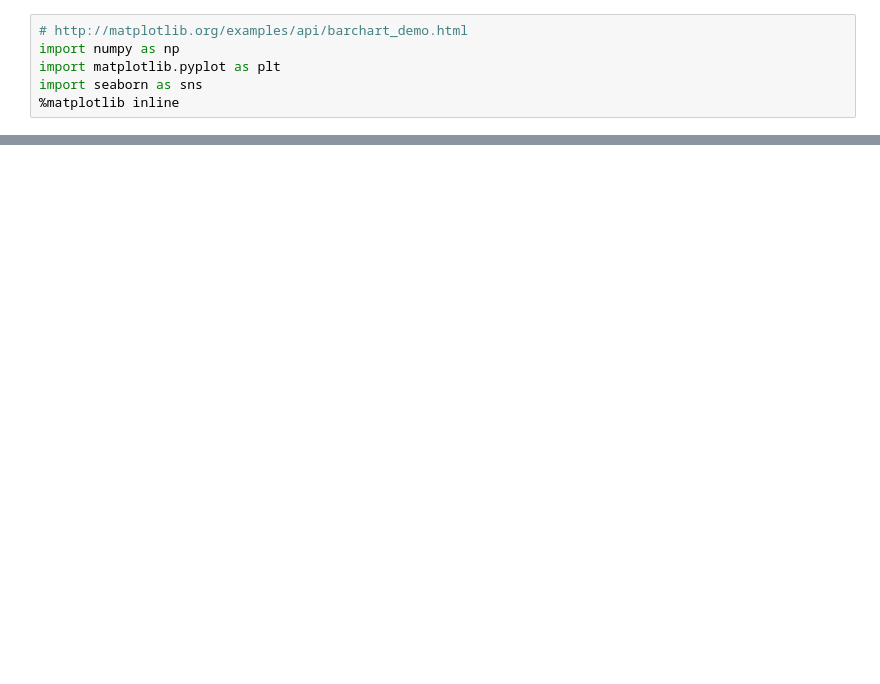
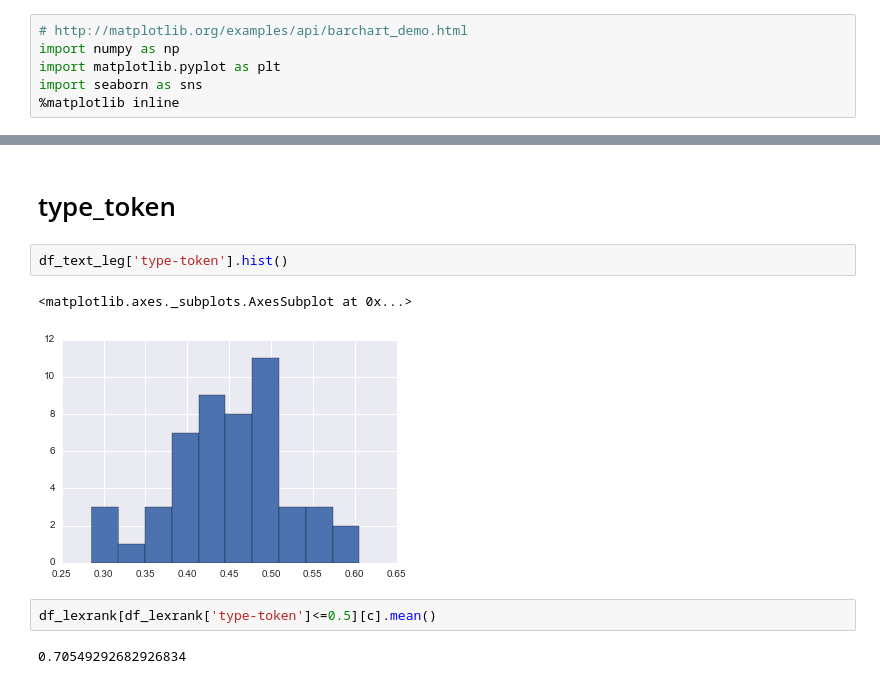
Before and after one commit to anaschwendler/tcc, a Jupyter notebook: results_by_n_words.ipynb, the cells around one changed output, grey strips where cells are left out. Saved outputs shown, nothing was run; the diff lists cells and outputs as text; blank space fills up the shorter version.

```diff
--- a/results_by_n_words.ipynb
+++ b/results_by_n_words.ipynb
@@ -107,0 +170,11 @@ for c in np.array(df_concept.columns):
+# %% [markdown]
+# type_token
+# %%
+df_text_leg['type-token'].hist()
+# %% [output]
+<matplotlib.axes._subplots.AxesSubplot at 0x...>
+[figure, added]
+# %%
+df_lexrank[df_lexrank['type-token']<=0.5][c].mean()
+# %% [output]
+0.70549292682926834
```
Also changed, not shown: parts of 6 cells of this notebook.
